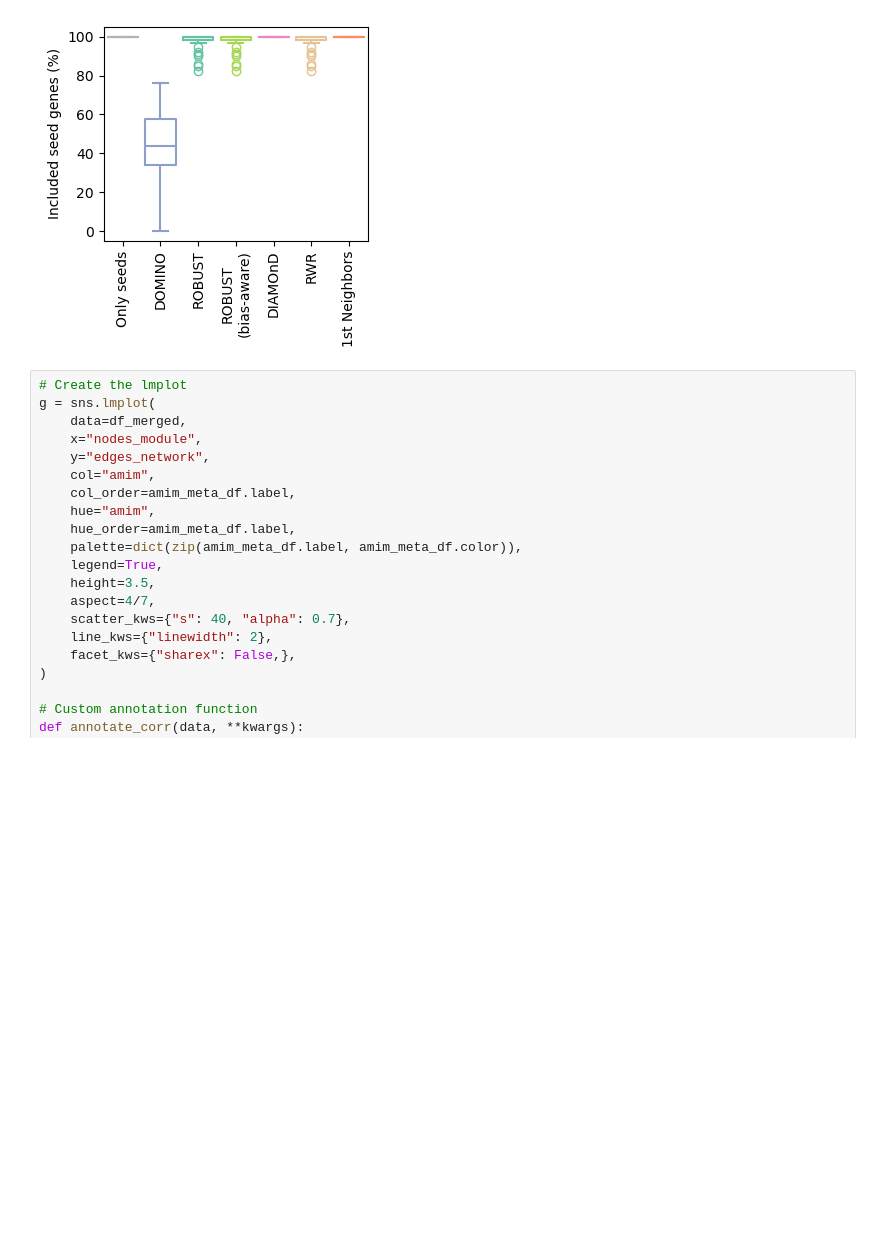
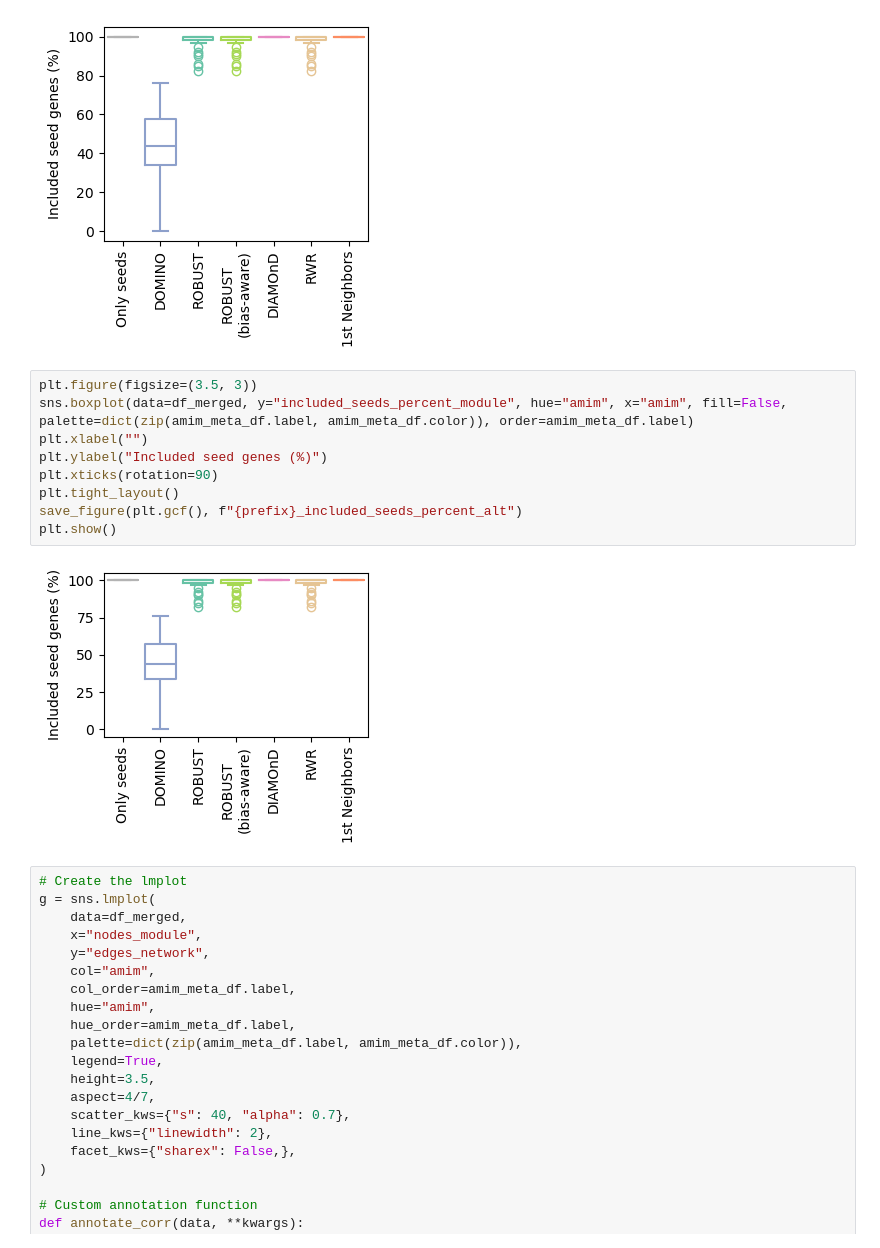
Before and after one commit to REPO4EU/modulediscovery_demonstration, a Jupyter notebook: src/04_visualize_module_topology.ipynb, the cells around one changed output. Drawn from its saved outputs; the diff is of its cells as text; blank space fills up the shorter version.

```diff
--- a/src/04_visualize_module_topology.ipynb
+++ b/src/04_visualize_module_topology.ipynb
@@ -258,6 +350,17 @@ save_figure(plt.gcf(), f"{prefix}_included_seeds_percent")
 plt.show()
 # %% [output]
 [figure]
+# %%
+plt.figure(figsize=(3.5, 3))
+sns.boxplot(data=df_merged, y="included_seeds_percent_module", hue="amim", x="amim", fill=False, palette=dict(zip(amim_meta_df.label, amim_meta_df.color)), order=amim_meta_df.label)
+plt.xlabel("")
+plt.ylabel("Included seed genes (%)")
+plt.xticks(rotation=90)
+plt.tight_layout()
+save_figure(plt.gcf(), f"{prefix}_included_seeds_percent_alt")
+plt.show()
+# %% [output]
+[figure, added]
 # %%
 # Create the lmplot
 g = sns.lmplot(
```
Also changed, not shown: parts of 4 cells of this notebook, 42 other files.
